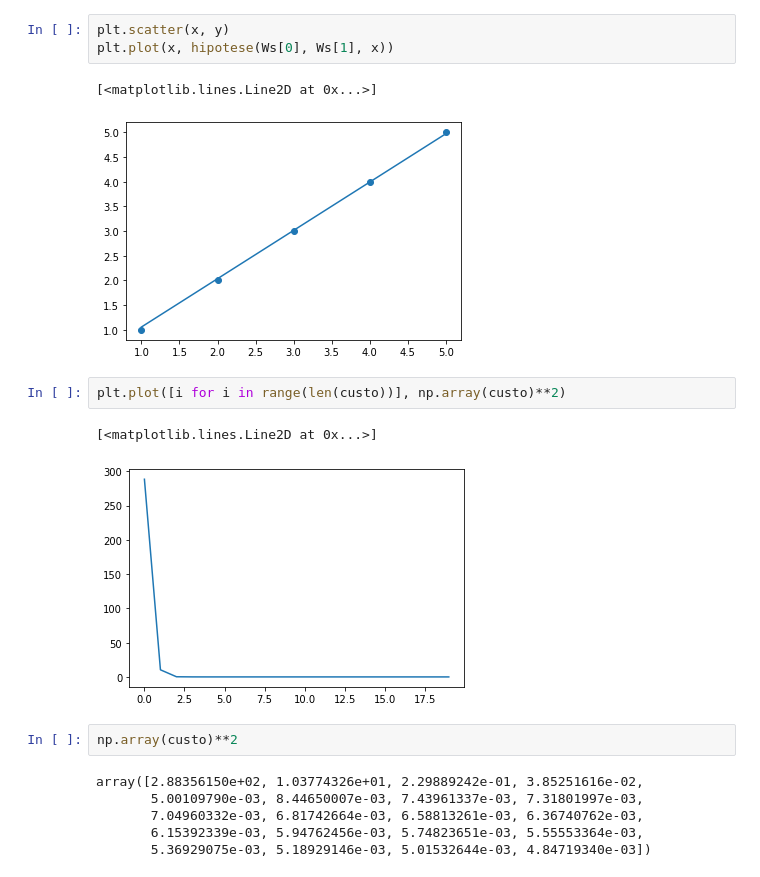
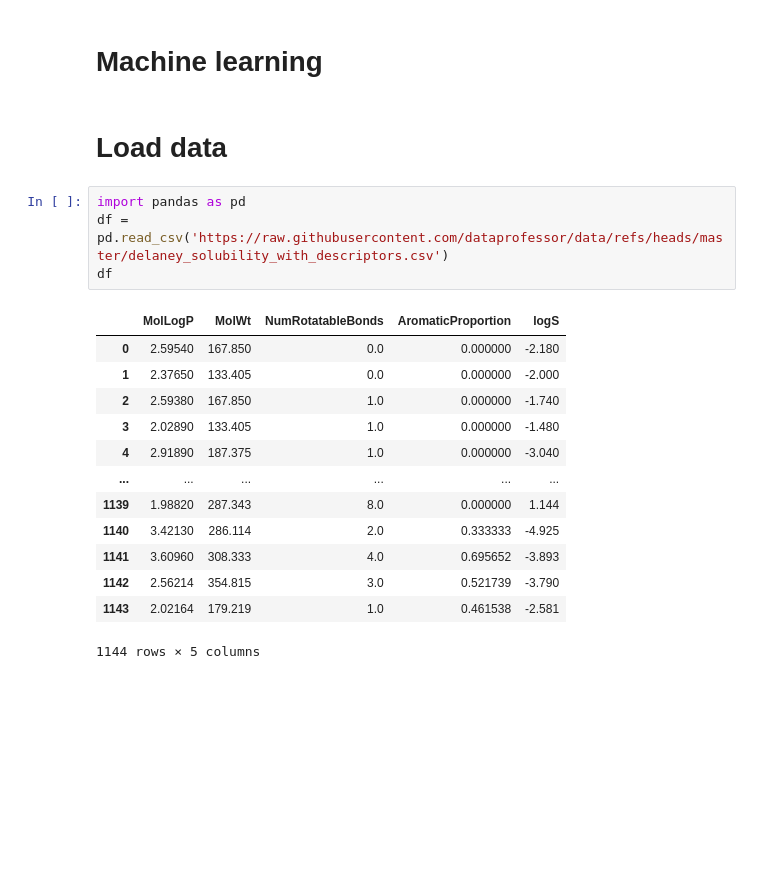
Before and after one commit to Yul-Lam/coffeeChat, a Jupyter notebook: Regressao.ipynb, the cells around one changed output. Saved outputs shown, nothing was run; the diff lists cells and outputs as text; blank space fills up the shorter version.

```diff
--- a/Regressao.ipynb
+++ b/Regressao.ipynb
@@ -53,19 +3,22 @@ Ws[0], Ws[1], custo = Gradiente(Ws[0], Ws[1], x, y)
-# %%
-plt.scatter(x, y)
-plt.plot(x, hipotese(Ws[0], Ws[1], x))
-# %% [output]
-[<matplotlib.lines.Line2D at 0x...>]
-[figure, removed]
-# %%
-plt.plot([i for i in range(len(custo))], np.array(custo)**2)
-# %% [output]
-[<matplotlib.lines.Line2D at 0x...>]
-[figure, removed]
-# %%
-np.array(custo)**2
-# %% [output]
-array([2.88356150e+02, 1.03774326e+01, 2.29889242e-01, 3.85251616e-02,
-       5.00109790e-03, 8.44650007e-03, 7.43961337e-03, 7.31801997e-03,
-       7.04960332e-03, 6.81742664e-03, 6.58813261e-03, 6.36740762e-03,
-       6.15392339e-03, 5.94762456e-03, 5.74823651e-03, 5.55553364e-03,
-       5.36929075e-03, 5.18929146e-03, 5.01532644e-03, 4.84719340e-03])
+# %% [markdown]
+# **Machine learning**
+# %% [markdown]
+# **Load data**
+# %%
+import pandas as pd
+df = pd.read_csv('https://raw.githubusercontent.com/dataprofessor/data/refs/heads/master/delaney_solubility_with_descriptors.csv')
+df
+# %% [output]
+|  | MolLogP | MolWt | NumRotatableBonds | AromaticProportion | logS |
+| 0 | 2.59540 | 167.850 | 0.0 | 0.000000 | -2.180 |
+| 1 | 2.37650 | 133.405 | 0.0 | 0.000000 | -2.000 |
+| 2 | 2.59380 | 167.850 | 1.0 | 0.000000 | -1.740 |
+| 3 | 2.02890 | 133.405 | 1.0 | 0.000000 | -1.480 |
+| 4 | 2.91890 | 187.375 | 1.0 | 0.000000 | -3.040 |
+| ... | ... | ... | ... | ... | ... |
+| 1139 | 1.98820 | 287.343 | 8.0 | 0.000000 | 1.144 |
+| 1140 | 3.42130 | 286.114 | 2.0 | 0.333333 | -4.925 |
+| 1141 | 3.60960 | 308.333 | 4.0 | 0.695652 | -3.893 |
+| 1142 | 2.56214 | 354.815 | 3.0 | 0.521739 | -3.790 |
+| 1143 | 2.02164 | 179.219 | 1.0 | 0.461538 | -2.581 |
+1144 rows × 5 columns
```
Also changed, not shown: parts of 17 cells of this notebook.
